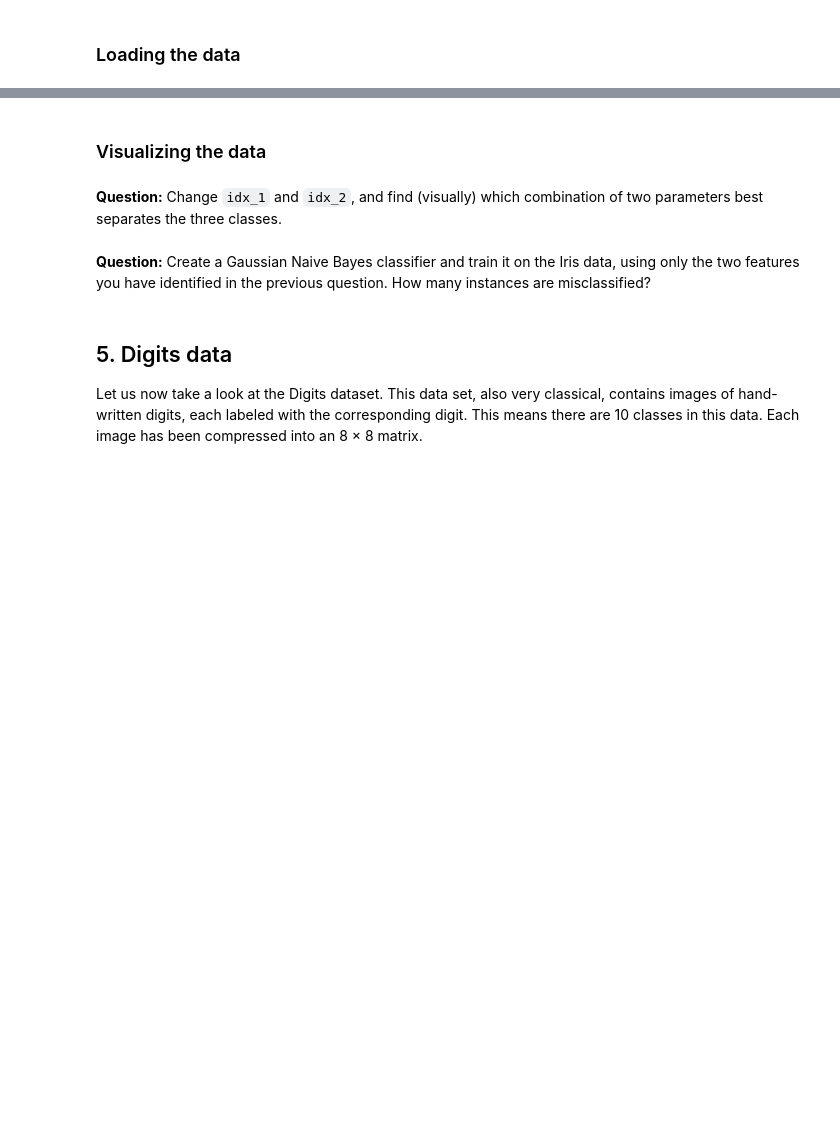
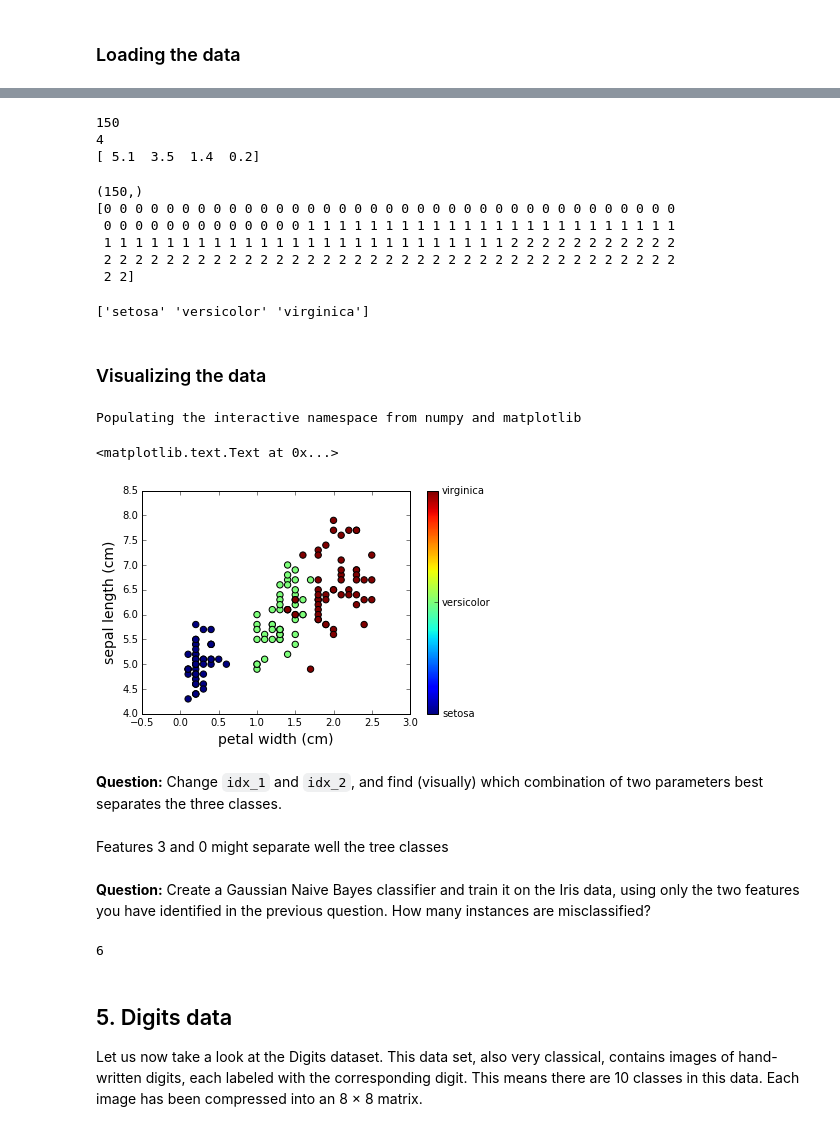
Before and after one commit to AdrienGlmz/ma2823_2016, a Jupyter notebook: lab_notebooks/Lab 2 2016-09-21 Introduction to scikit-learn.ipynb, the cells around one changed output, grey strips where cells are left out. Saved outputs shown, nothing was run; the diff lists cells and outputs as text; code cells hidden in the pictures; blank space fills up the shorter version.

```diff
--- a/lab_notebooks/Lab 2 2016-09-21 Introduction to scikit-learn.ipynb
+++ b/lab_notebooks/Lab 2 2016-09-21 Introduction to scikit-learn.ipynb
@@ -304,40 +326,67 @@ iris.keys()
 # The features of each sample flower are stored in the data
 # attribute of the dataset:
 n_samples, n_features = iris.data.shape
-print n_samples
-print n_features
-print iris.data[0]
+print(n_samples)
+print(n_features)
+print(iris.data[0])
+# %% [output]
+150
+4
+[ 5.1  3.5  1.4  0.2]
 # %%
 # The information about the class of each sample is stored in the target
 # attribute of the dataset:
-print iris.target.shape
-print iris.target
+print(iris.target.shape)
+print(iris.target)
+# %% [output]
+(150,)
+[0 0 0 0 0 0 0 0 0 0 0 0 0 0 0 0 0 0 0 0 0 0 0 0 0 0 0 0 0 0 0 0 0 0 0 0 0
+ 0 0 0 0 0 0 0 0 0 0 0 0 0 1 1 1 1 1 1 1 1 1 1 1 1 1 1 1 1 1 1 1 1 1 1 1 1
+ 1 1 1 1 1 1 1 1 1 1 1 1 1 1 1 1 1 1 1 1 1 1 1 1 1 1 2 2 2 2 2 2 2 2 2 2 2
+ 2 2 2 2 2 2 2 2 2 2 2 2 2 2 2 2 2 2 2 2 2 2 2 2 2 2 2 2 2 2 2 2 2 2 2 2 2
+ 2 2]
 # %%
 # The names of the classes are stored in the last attribute,
 # namely target_names:
-print iris.target_names
+print(iris.target_names)
+# %% [output]
+['setosa' 'versicolor' 'virginica']
 # %% [markdown]
 ### Visualizing the data
 # %%
 # This data is four dimensional, but we can visualize two of the dimensions at a time using a simple scatter-plot.
 %pylab inline
-idx_1 = 0 # index of the first feature to plot
-idx_2 = 1 # index of the second feature to plot
+idx_1 = 3 # index of the first feature to plot
+idx_2 = 0 # index of the second feature to plot
 
 # Scatterplot
 plt.scatter(iris.data[:, idx_1], iris.data[:, idx_2], s=40, c=iris.target)
 
 # Create a formatter that will label the colorbar with the correct target names.
 # lambda i, *args: iris.target_names[int(i)] converts an index i into the corresponding label
 formatter = plt.FuncFormatter(lambda i, *args: iris.target_names[int(i)])
 plt.colorbar(ticks=[0, 1, 2], format=formatter)
 
 plt.xlabel(iris.feature_names[idx_1], fontsize=14)
 plt.ylabel(iris.feature_names[idx_2], fontsize=14)
+# %% [output]
+Populating the interactive namespace from numpy and matplotlib
+<matplotlib.text.Text at 0x...>
+[figure, added]
 # %% [markdown]
 **Question:** Change `idx_1` and `idx_2`, and find (visually) which combination of two parameters best separates the three classes.
+# %% [markdown]
+Features 3 and 0 might separate well the tree classes
 # %% [markdown]
 **Question:** Create a Gaussian Naive Bayes classifier and train it on the Iris data, using only the two features you have identified in the previous question. How many instances are misclassified?
+# %%
+gnb = GaussianNB()
+gnb.fit(iris.data[:,[0,3]],iris.target)
+y_pred = gnb.predict(iris.data[:,[0,3]])
+
+sum(y_pred != iris.target)
+# %% [output]
+6
 # %% [markdown]
 ## 5. Digits data
 
```
Also changed, not shown: parts of 27 cells of this notebook, 1 other file.
